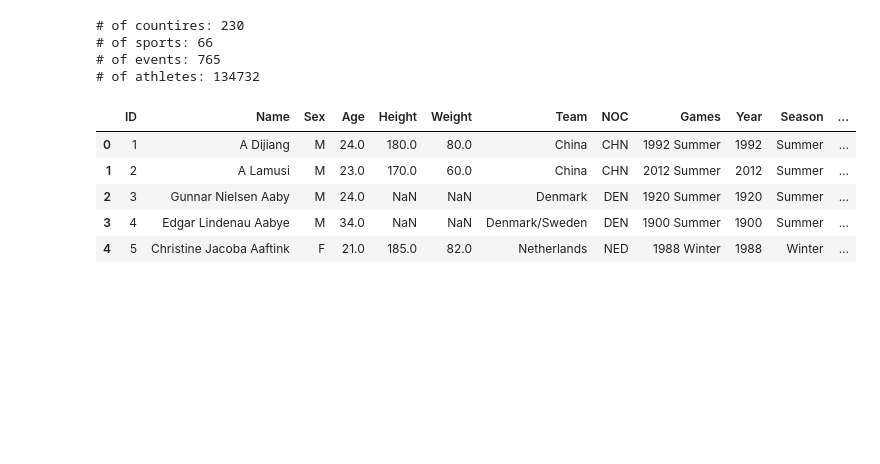
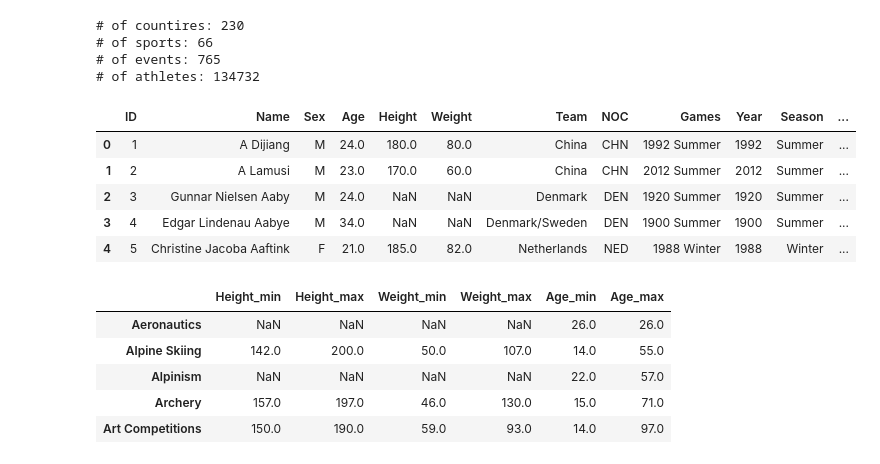
Before and after one commit to liza-no/CS450_Programming_Course, a Jupyter notebook: data-exploration.ipynb, the cells around one changed output. Cells and saved outputs as stored; diff of their text form; code cells hidden in the pictures; blank space fills up the shorter version.

```diff
--- a/data-exploration.ipynb
+++ b/data-exploration.ipynb
@@ -32 +35,12 @@ for column in columns_of_interest:
+# %%
+extrema_male = pd.read_csv('data/extrema_M.csv', index_col=[0])
+extrema_female = pd.read_csv('data/extrema_F.csv', index_col=[0])
+extrema_male.head()
+# %% [output]
+|  | Height_min | Height_max | Weight_min | Weight_max | Age_min | Age_max |
+| Aeronautics | NaN | NaN | NaN | NaN | 26.0 | 26.0 |
+| Alpine Skiing | 142.0 | 200.0 | 50.0 | 107.0 | 14.0 | 55.0 |
+| Alpinism | NaN | NaN | NaN | NaN | 22.0 | 57.0 |
+| Archery | 157.0 | 197.0 | 46.0 | 130.0 | 15.0 | 71.0 |
+| Art Competitions | 150.0 | 190.0 | 59.0 | 93.0 | 14.0 | 97.0 |
 # %%
```
Also changed, not shown: parts of 8 cells of this notebook.
